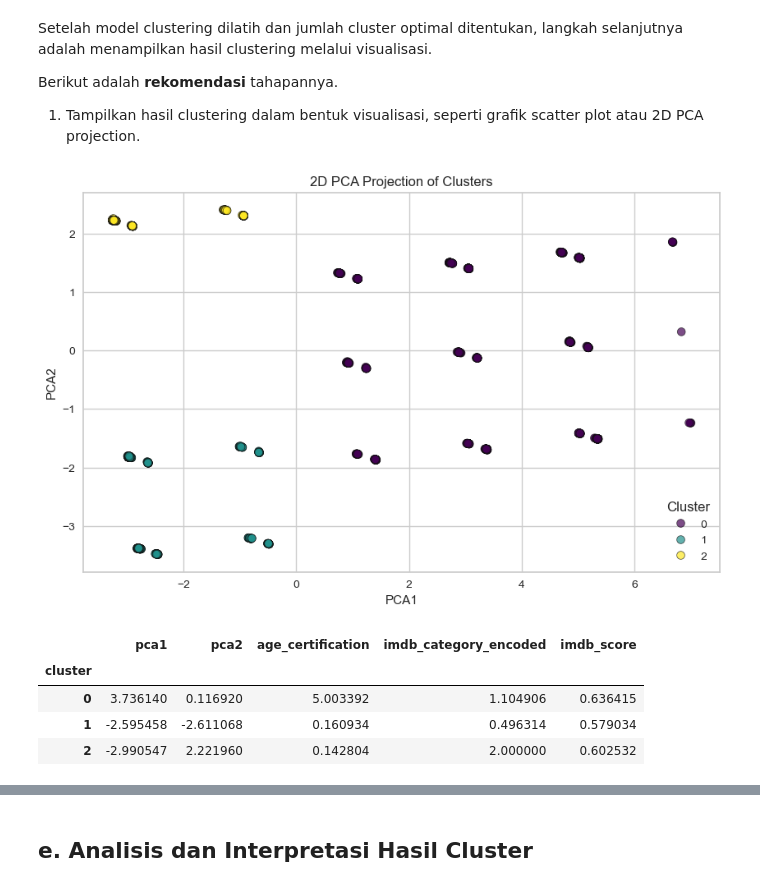
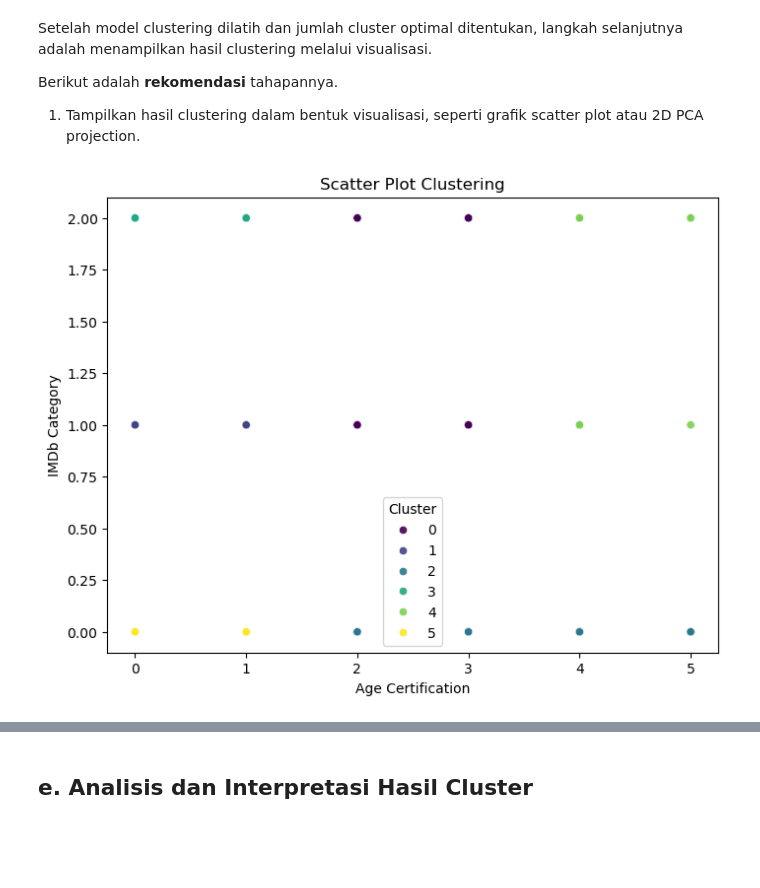
Before and after one commit to M4tchaa/submission-ml, a Jupyter notebook: Submission_Akhir_BMLP_Arliyandi.ipynb, the cells around one changed output, grey strips where cells are left out. Drawn from its saved outputs; the diff is of its cells as text; code cells hidden in the pictures; blank space fills up the shorter version.

Commit message:
My New Score!

```diff
--- a/Submission_Akhir_BMLP_Arliyandi.ipynb
+++ b/Submission_Akhir_BMLP_Arliyandi.ipynb
@@ -596,6 +570,6 @@ plt.show()
 # %%
 # Pilih fitur penting
-selected_features_last = ['pca1', 'pca2', 'age_certification', 'imdb_category_encoded', 'imdb_score']
+selected_features_last = ['age_certification', 'imdb_category_encoded']
 
 # Buat dataset baru
 df_selected = df_final[selected_features_last]
@@ -621,11 +594,0 @@ Silhouette Score setelah feature selection: 0.6814
-# %%
-df_selected = df_selected.copy()
-df_selected['pca1'] *= 2
-df_selected['pca2'] *= 2
-df_selected['age_certification'] *= 1.5
-
-kmeans = KMeans(n_clusters=k_optimal, init='k-means++', max_iter=500, n_init=20, random_state=42)
-df_selected['cluster'] = kmeans.fit_predict(df_selected[selected_features_last])
-
-score_weighted = silhouette_score(df_selected[selected_features_last], df_selected['cluster'])
-print(f"Silhouette Score setelah feature weighting: {score_weighted:.4f}")
@@ -633,0 +622,7 @@ Silhouette Score setelah feature weighting: 0.7131
+# %%
+# Gunakan K yang sudah didapat dari Elbow Method
+k_optimal = 6
+kmeans = KMeans(n_clusters=k_optimal, random_state=42, n_init=10)
+
+# Fit dan prediksi ulang
+df_selected['cluster'] = kmeans.fit_predict(df_selected)
@@ -639,31 +657,17 @@ Setelah model clustering dilatih dan jumlah cluster optimal ditentukan, langkah
 Berikut adalah **rekomendasi** tahapannya.
 1. Tampilkan hasil clustering dalam bentuk visualisasi, seperti grafik scatter plot atau 2D PCA projection.
 # %%
-# Buat scatter plot PCA1 vs PCA2
-plt.figure(figsize=(10, 6))
-sns.scatterplot(
-    x=df_selected['pca1'],
-    y=df_selected['pca2'],
-    hue=df_selected['cluster'],
-    palette='viridis',
-    alpha=0.7,
-    edgecolor='k'
-)
+# Reduksi dimensi ke 2D
+plt.figure(figsize=(8,6))
+sns.scatterplot(x=df_selected['age_certification'],
+                y=df_selected['imdb_category_encoded'],
+                hue=df_selected['cluster'],
+                palette='viridis', alpha=0.9)
 
-# Tambahkan label
-plt.title("2D PCA Projection of Clusters")
-plt.xlabel("PCA1")
-plt.ylabel("PCA2")
+plt.xlabel("Age Certification")
+plt.ylabel("IMDb Category")
+plt.title("Scatter Plot Clustering")
 plt.legend(title="Cluster")
-plt.grid(True)
 plt.show()
 # %% [output]
-[figure, old version]
+[figure, new version]
-# %%
-df_selected.groupby("cluster").mean()
-# %% [output]
-|  | pca1 | pca2 | age_certification | imdb_category_encoded | imdb_score |
-| cluster |  |  |  |  |  |
-| 0 | 3.736140 | 0.116920 | 5.003392 | 1.104906 | 0.636415 |
-| 1 | -2.595458 | -2.611068 | 0.160934 | 0.496314 | 0.579034 |
-| 2 | -2.990547 | 2.221960 | 0.142804 | 2.000000 | 0.602532 |
```
Also changed, not shown: parts of 28 cells of this notebook.
